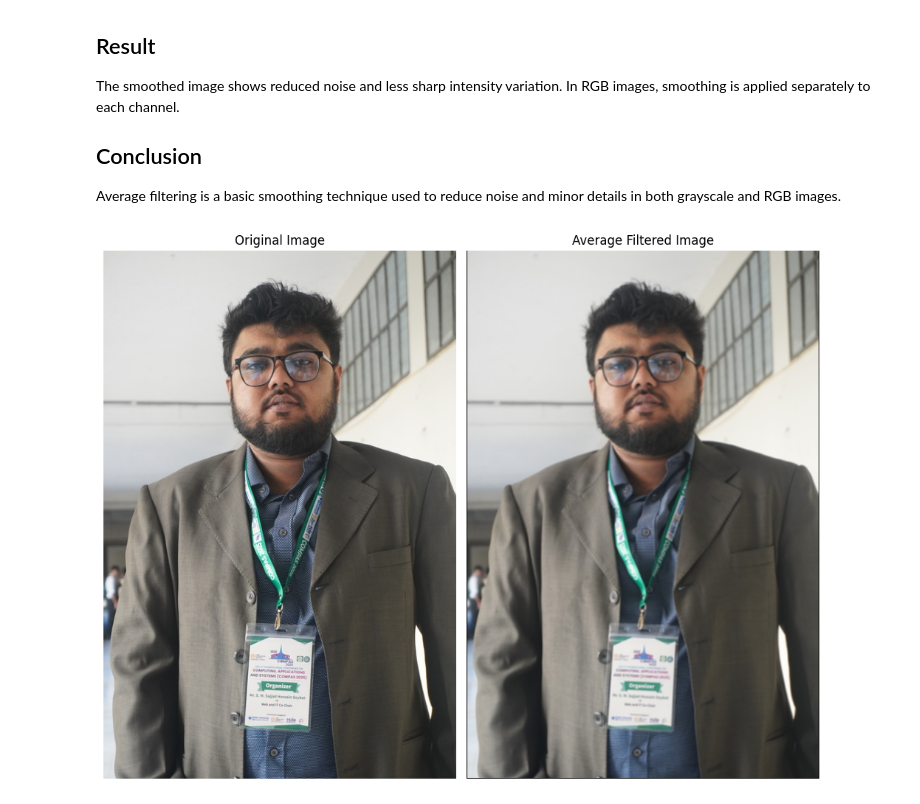
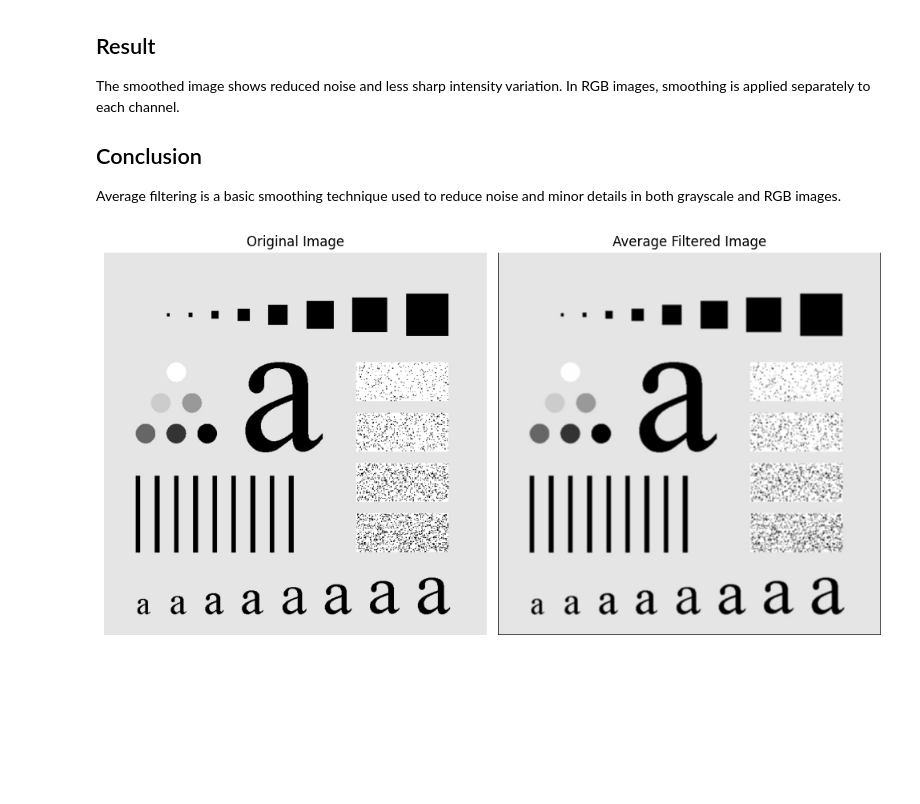
Before and after one commit to SajjadHossainSoykot/ICT-4104-Digital-Signal-and-Image-Processing-Laboratory, a Jupyter notebook: Exp8_AvgFilterSmooth.ipynb, the cells around one changed output. Drawn from its saved outputs; the diff is of its cells as text; code cells hidden in the pictures; blank space fills up the shorter version.

Commit message:
Update Exp8_Output.png with new visual representation

```diff
--- a/Exp8_AvgFilterSmooth.ipynb
+++ b/Exp8_AvgFilterSmooth.ipynb
@@ -73,7 +73,7 @@ import numpy as np
 import matplotlib.pyplot as plt
 
 # Read image
-img = cv2.imread('demo_image.jpg')
+img = cv2.imread('Exp8_Demo.jpg')
 
 # Average filter kernel
 kernel = np.ones((3, 3), dtype=np.float32) / 9
@@ -102,31 +102,31 @@ else:
 
     for k in range(c):
         for i in range(1, h - 1):
             for j in range(1, w - 1):
                 s = 0
                 for m in range(-1, 2):
                     for n in range(-1, 2):
                         s += img[i + m, j + n, k] * kernel[m + 1, n + 1]
                 smoothed[i, j, k] = int(s)
 
     display_img = img
     display_smooth = smoothed
     cmap = None
 
 plt.figure(figsize=(10, 8))
 
 plt.subplot(1, 2, 1)
 plt.imshow(display_img, cmap=cmap)
 plt.title("Original Image")
 plt.axis("off")
 
 plt.subplot(1, 2, 2)
 plt.imshow(display_smooth, cmap=cmap)
 plt.title("Average Filtered Image")
 plt.axis("off")
 
 plt.tight_layout()
 plt.savefig('Exp8_Output.png')  # Save full figure
 plt.show()
 # %% [output]
-[figure, old version]
+[figure, new version]
```
Also changed, not shown: 1 other file.
